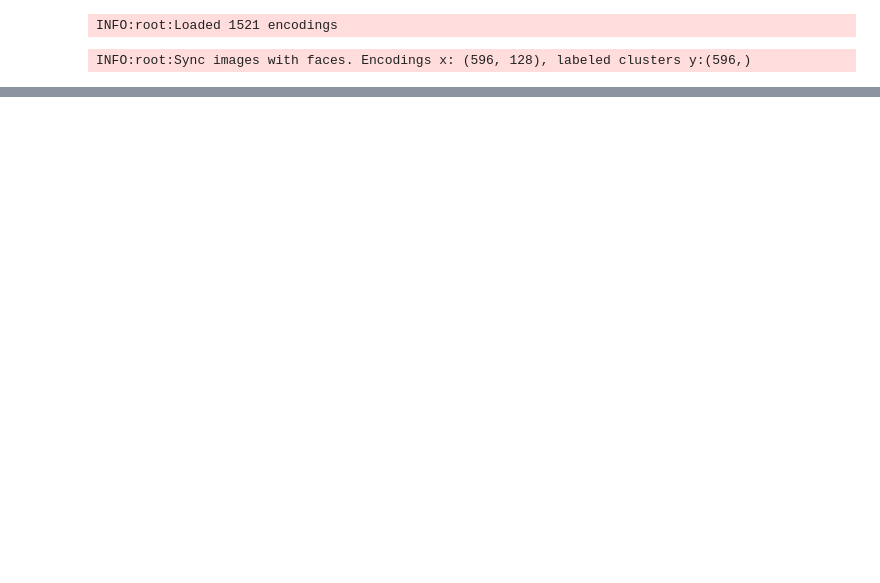
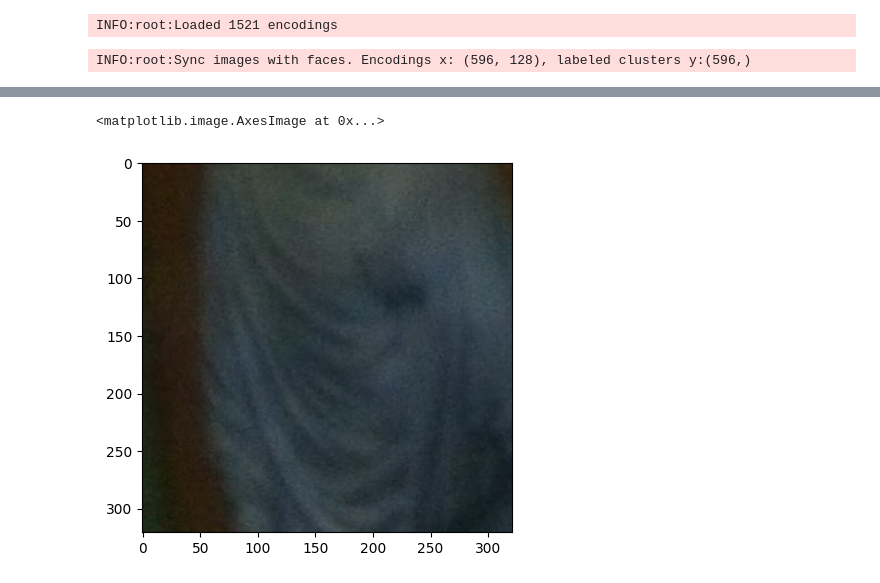
Before and after one commit to binrey/people_clusters, a Jupyter notebook: research.ipynb, the cells around one changed output, grey strips where cells are left out. Cells and saved outputs as stored; diff of their text form; code cells hidden in the pictures; blank space fills up the shorter version.

```diff
--- a/research.ipynb
+++ b/research.ipynb
@@ -46,3 +82,8 @@ INFO:root:Sync images with faces. Encodings x: (596, 128), labeled clusters y:(5
+# %%
+plt.imshow(img_crop)
+# %% [output]
+<matplotlib.image.AxesImage at 0x...>
+[figure, added]
 # %%
 from sklearn.neighbors import NearestNeighbors
 from sklearn.metrics import silhouette_score
```
Also changed, not shown: parts of 15 cells of this notebook, 4 other files.
